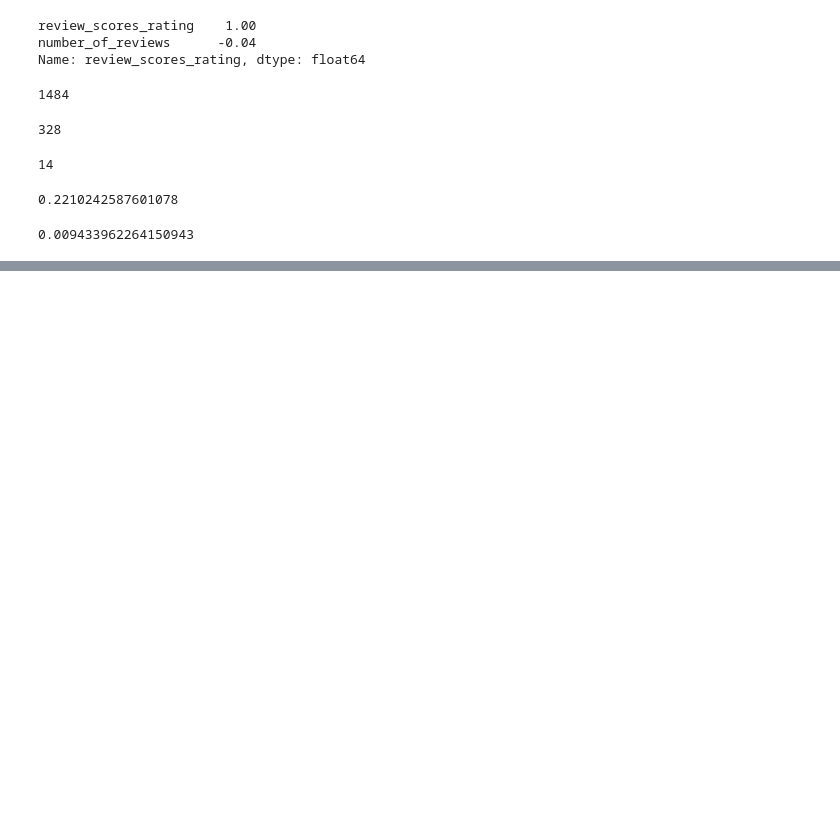
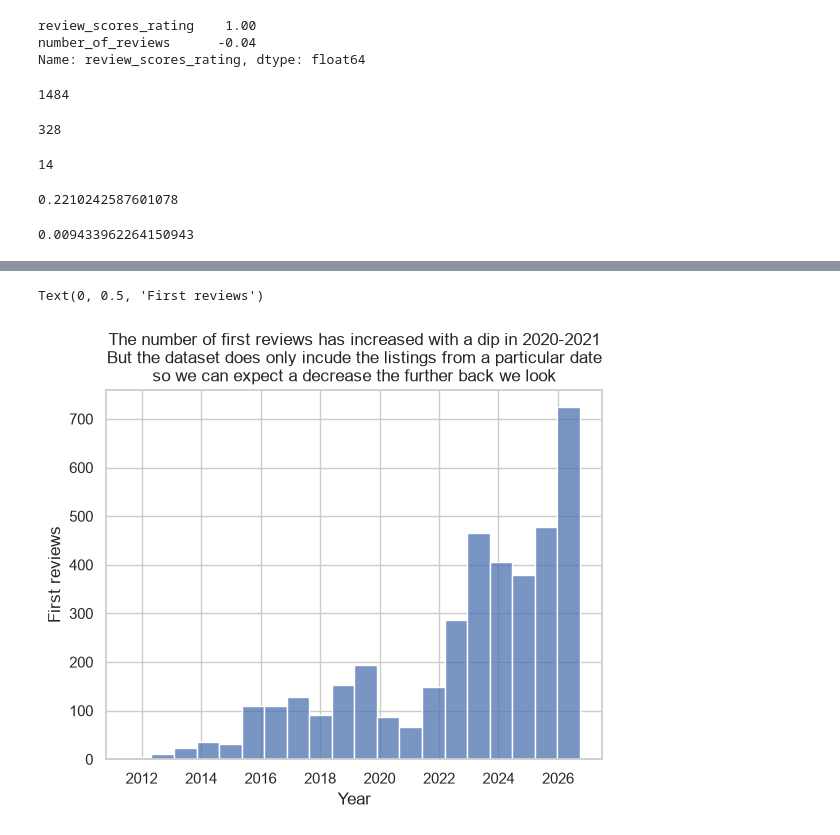
Before and after one commit to ChrisLofgreen/LABS_26-27, a Jupyter notebook: Data analysis/lab8.ipynb, the cells around one changed output, grey strips where cells are left out. Saved outputs shown, nothing was run; the diff lists cells and outputs as text; code cells hidden in the pictures; blank space fills up the shorter version.

```diff
--- a/Data analysis/lab8.ipynb
+++ b/Data analysis/lab8.ipynb
@@ -196,0 +231,12 @@ print(((listings["review_scores_rating"] == 5) & (listings["number_of_reviews"]
+# %%
+
+fig, ax = plt.subplots()
+
+sns.histplot(data=listings, x="first_review", bins=20, ax=ax)
+
+ax.set_title("The number of first reviews has increased with a dip in 2020-2021\nBut the dataset does only incude the listings from a particular date\nso we can expect a decrease the further back we look")
+ax.set_xlabel("Year")
+ax.set_ylabel("First reviews")
+# %% [output]
+Text(0, 0.5, 'First reviews')
+[figure, added]
```
Also changed, not shown: parts of 7 cells of this notebook.
